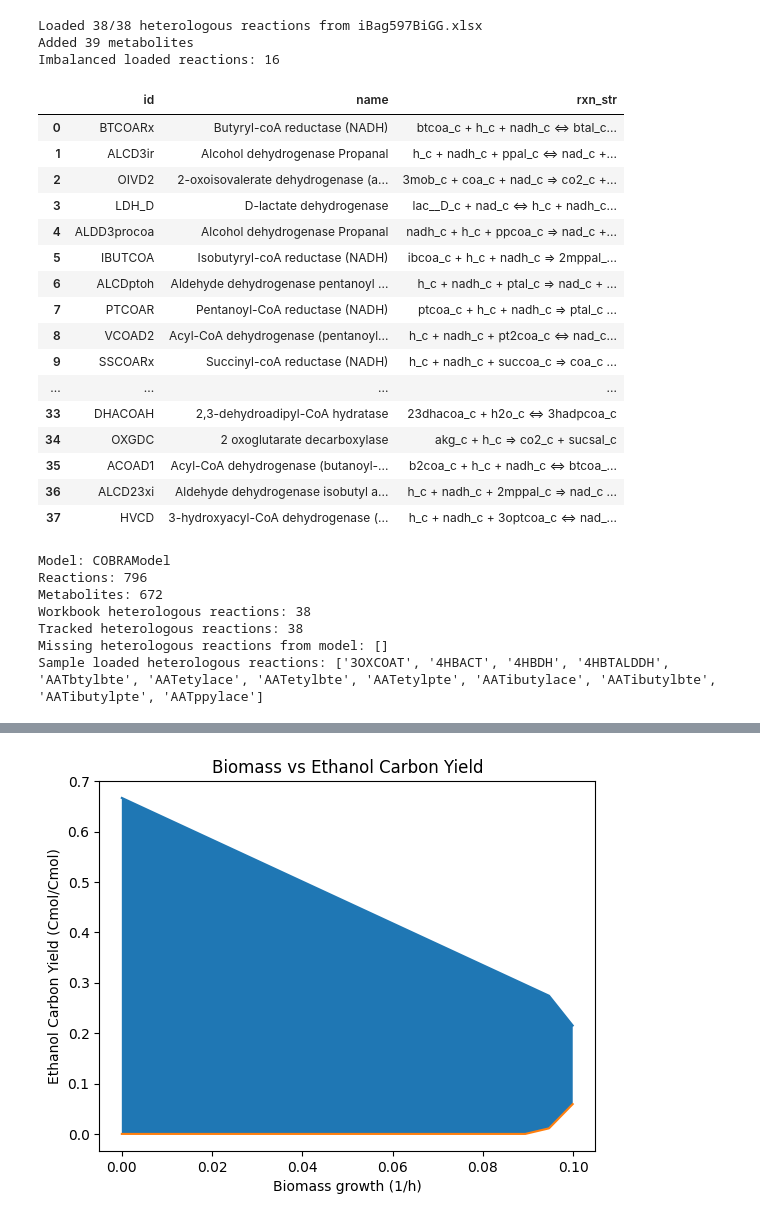
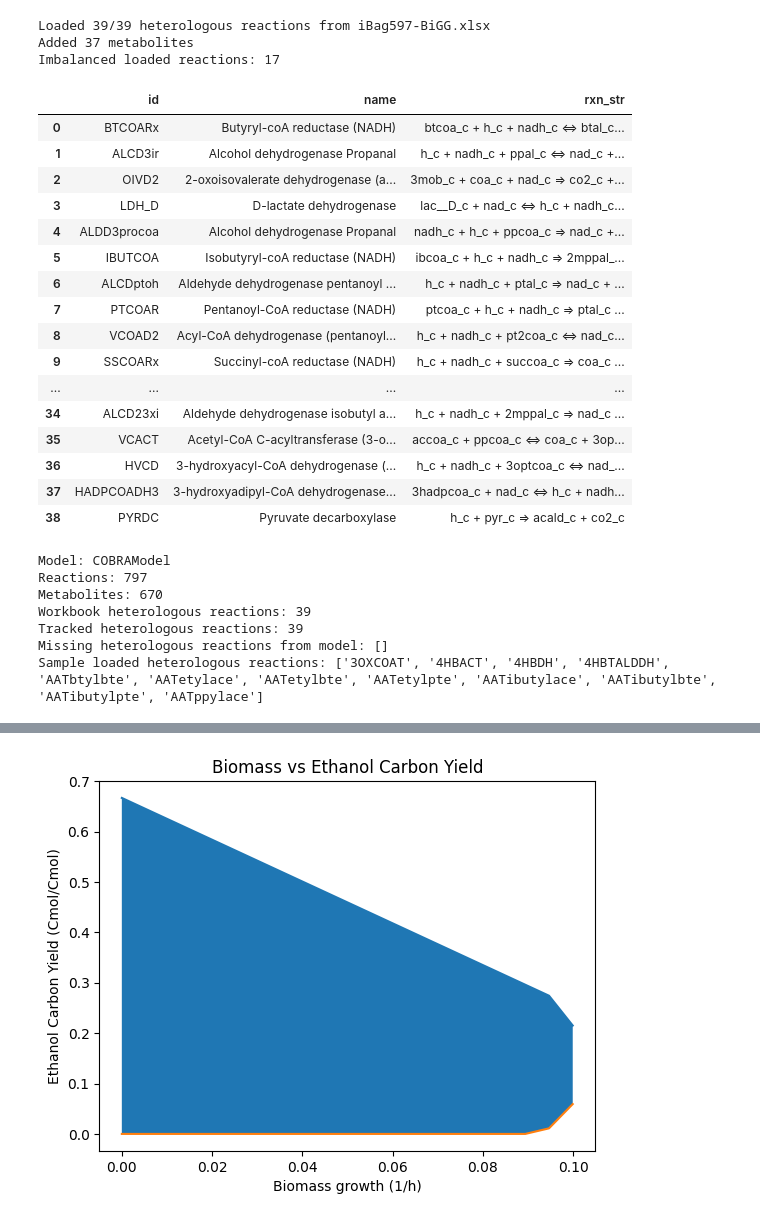
Before and after one commit to matthewkchung/iBag, a Jupyter notebook: test.ipynb, the cells around one changed output, grey strips where cells are left out. Cells and saved outputs as stored; diff of their text form; code cells hidden in the pictures.

```diff
--- a/test.ipynb
+++ b/test.ipynb
@@ -19,7 +19,7 @@ def first_existing_path(*candidates):
 
 MODEL_PATH = first_existing_path("ModelFiles/iBag597.xml", "iBag/ModelFiles/iBag597.xml")
 METABOLITE_TABLE_PATH = first_existing_path("../ecoli_20_modules_sg/metabolite_table.csv", "ecoli_20_modules_sg/metabolite_table.csv")
-IBAG_BIGG_PATH = first_existing_path("iBag597BiGG.xlsx", "iBag/iBag597BiGG.xlsx")
+IBAG_BIGG_PATH = first_existing_path("iBag597-BiGG.xlsx", "iBag/iBag597-BiGG.xlsx")
 
 # Reload a clean base model before adding workbook reactions.
 model = cobra.io.read_sbml_model(str(MODEL_PATH))
@@ -56,6 +56,8 @@ NATIVE_METABOLITE_MAP = {
     "succoa_c": "Succinyl_CoA[c]",
     "thr__L_c": "L_Threonine[c]",
 }
+
+NATIVE_METABOLITE_MAP["b2coa_c"] = "Crotonoyl_CoA[c]"
 
 REACTION_ARROW_RE = re.compile(r"\s*(<=>|=>|-->)\s*")
 TERM_RE = re.compile(r"^\s*(?:(-?\d+(?:\.\d+)?)\s+)?([A-Za-z0-9_]+_[a-z])\s*$")
@@ -162,8 +164,8 @@ def model_metabolite_id(bigg_id):
         return NATIVE_METABOLITE_MAP[bigg_id]
     if bigg_id.endswith("_c"):
         return f"{bigg_id[:-2]}[c]"
-    if bigg_id.endswith("_e"):
-        return f"{bigg_id[:-2]}[e]"
+    # if bigg_id.endswith("_e"):
+    #     return f"{bigg_id[:-2]}[e]"
     return bigg_id
 
 def ensure_metabolite(model, bigg_id, met_table):
@@ -230,41 +232,41 @@ def add_reaction_table_to_model(model, rxn_df, met_table):
     return added_rxns, len(model.metabolites) - before_mets
 
 met_table = load_metabolite_table(METABOLITE_TABLE_PATH)
 heterologous_rxn_df = load_heterologous_reaction_table(IBAG_BIGG_PATH)
 added_rxns, added_mets = add_reaction_table_to_model(model, heterologous_rxn_df, met_table)
 heterologous_rxns = set(heterologous_rxn_df["id"])
 
 imbalanced_heterologous_rxns = {
     rid: model.reactions.get_by_id(rid).check_mass_balance()
     for rid in heterologous_rxns
     if rid in model.reactions and model.reactions.get_by_id(rid).check_mass_balance()
 }
 
 print(f"Loaded {added_rxns}/{len(heterologous_rxns)} heterologous reactions from {IBAG_BIGG_PATH}")
 print(f"Added {added_mets} metabolites")
 print(f"Imbalanced loaded reactions: {len(imbalanced_heterologous_rxns)}")
 heterologous_rxn_df[["id", "name", "rxn_str"]]
 # %% [output]
-Loaded 38/38 heterologous reactions from iBag597BiGG.xlsx
-Added 39 metabolites
-Imbalanced loaded reactions: 16
+Loaded 39/39 heterologous reactions from iBag597-BiGG.xlsx
+Added 37 metabolites
+Imbalanced loaded reactions: 17
 |  | id | name | rxn_str |
 | 0 | BTCOARx | Butyryl-coA reductase (NADH) | btcoa_c + h_c + nadh_c <=> btal_c... |
 | 1 | ALCD3ir | Alcohol dehydrogenase Propanal | h_c + nadh_c + ppal_c <=> nad_c +... |
 | 2 | OIVD2 | 2-oxoisovalerate dehydrogenase (a... | 3mob_c + coa_c + nad_c => co2_c +... |
 | 3 | LDH_D | D-lactate dehydrogenase | lac__D_c + nad_c <=> h_c + nadh_c... |
 | 4 | ALDD3procoa | Alcohol dehydrogenase Propanal | nadh_c + h_c + ppcoa_c => nad_c +... |
 | 5 | IBUTCOA | Isobutyryl-coA reductase (NADH) | ibcoa_c + h_c + nadh_c => 2mppal_... |
 | 6 | ALCDptoh | Aldehyde dehydrogenase pentanoyl ... | h_c + nadh_c + ptal_c => nad_c + ... |
 | 7 | PTCOAR | Pentanoyl-CoA reductase (NADH) | ptcoa_c + h_c + nadh_c => ptal_c ... |
 | 8 | VCOAD2 | Acyl-CoA dehydrogenase (pentanoyl... | h_c + nadh_c + pt2coa_c <=> nad_c... |
 | 9 | SSCOARx | Succinyl-coA reductase (NADH) | h_c + nadh_c + succoa_c => coa_c ... |
 | ... | ... | ... | ... |
-| 33 | DHACOAH | 2,3-dehydroadipyl-CoA hydratase | 23dhacoa_c + h2o_c <=> 3hadpcoa_c |
-| 34 | OXGDC | 2 oxoglutarate decarboxylase | akg_c + h_c => co2_c + sucsal_c |
-| 35 | ACOAD1 | Acyl-CoA dehydrogenase (butanoyl-... | b2coa_c + h_c + nadh_c <=> btcoa_... |
-| 36 | ALCD23xi | Aldehyde dehydrogenase isobutyl a... | h_c + nadh_c + 2mppal_c => nad_c ... |
-| 37 | HVCD | 3-hydroxyacyl-CoA dehydrogenase (... | h_c + nadh_c + 3optcoa_c <=> nad_... |
+| 34 | ALCD23xi | Aldehyde dehydrogenase isobutyl a... | h_c + nadh_c + 2mppal_c => nad_c ... |
+| 35 | VCACT | Acetyl-CoA C-acyltransferase (3-o... | accoa_c + ppcoa_c <=> coa_c + 3op... |
+| 36 | HVCD | 3-hydroxyacyl-CoA dehydrogenase (... | h_c + nadh_c + 3optcoa_c <=> nad_... |
+| 37 | HADPCOADH3 | 3-hydroxyadipyl-CoA dehydrogenase... | 3hadpcoa_c + nad_c <=> h_c + nadh... |
+| 38 | PYRDC | Pyruvate decarboxylase | h_c + pyr_c => acald_c + co2_c |
 # %%
 import matplotlib.pyplot as plt
 # %%
@@ -279,10 +281,10 @@ print(f"Missing heterologous reactions from model: {missing_heterologous}")
 print("Sample loaded heterologous reactions:", sorted(heterologous_rxns)[:12])
 # %% [output]
 Model: COBRAModel
-Reactions: 796
-Metabolites: 672
-Workbook heterologous reactions: 38
-Tracked heterologous reactions: 38
+Reactions: 797
+Metabolites: 670
+Workbook heterologous reactions: 39
+Tracked heterologous reactions: 39
 Missing heterologous reactions from model: []
 Sample loaded heterologous reactions: ['3OXCOAT', '4HBACT', '4HBDH', '4HBTALDDH', 'AATbtylbte', 'AATetylace', 'AATetylbte', 'AATetylpte', 'AATibutylace', 'AATibutylbte', 'AATibutylpte', 'AATppylace']
 # %%
```
Also changed, not shown: parts of 11 cells of this notebook, 3 other files.
